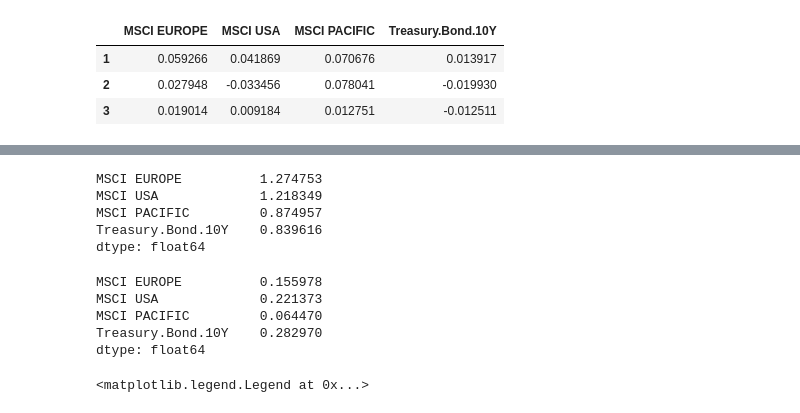
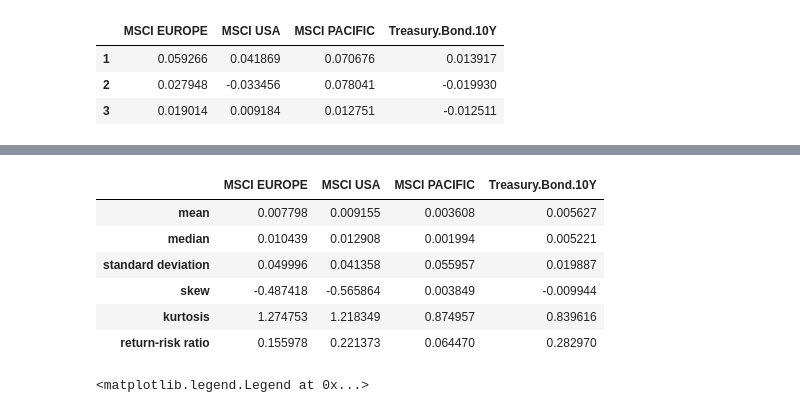
Before and after one commit to hannayu/Math-Finance, a Jupyter notebook: Yu_PortfolioManagement.ipynb, the cells around one changed output, grey strips where cells are left out. Cells and saved outputs as stored; diff of their text form; code cells hidden in the pictures.

```diff
--- a/Yu_PortfolioManagement.ipynb
+++ b/Yu_PortfolioManagement.ipynb
@@ -37,11 +37,12 @@ Returns to the following asset classes are contained in the file
 
  <span style="color:blue">Our set of risky assets for the analysis is  MSCI EUROPE, MSCI USA , MSCI PACIFIC, Treasury.Bond.10Y </span>
 # %%
-# read in the data
-inpath  = "C:\\Users\\hanna\\Documents\\Python Scripts\\MathFin\\"
-outpath = "C:\\Users\\hanna\\Documents\\Python Scripts\\MathFin\\ReturnsPortfolios\\"
+# Read in the data from computer
+# inpath  = "C:\\Users\\hanna\\OneDrive\\Desktop\\MathFinance\\"
+# infile  = "ReturnsPortfolios.csv"
+# print(inpath+infile)
+# indata = pd.read_csv(inpath + infile)
 
-infile  = "ReturnsPortfolios.csv"
-
-print(inpath+infile)
-indata = pd.read_csv( inpath + infile)
+# Alternatively, read data from online
+url = 'https://raw.githubusercontent.com/hannayu/Math-Finance/main/ReturnsPortfolios.csv'
+indata = pd.read_csv(url)
@@ -119,19 +83,40 @@ dtype: float64
-# %%
-#5 kurtosis
-indata[RiskyAsset].kurtosis()
-# %% [output]
-MSCI EUROPE          1.274753
-MSCI USA             1.218349
-MSCI PACIFIC         0.874957
-Treasury.Bond.10Y    0.839616
-dtype: float64
-# %%
-# 6 return - risk ratio
-indata[RiskyAsset].mean()/indata[RiskyAsset].std()
-# %% [output]
-MSCI EUROPE          0.155978
-MSCI USA             0.221373
-MSCI PACIFIC         0.064470
-Treasury.Bond.10Y    0.282970
-dtype: float64
+# %%
+#1 mean
+AnalysisTable = pd.DataFrame(data = indata[RiskyAsset].mean(),
+                             columns = ['mean']).T
+
+#2 median
+median = pd.DataFrame(data = indata[RiskyAsset].median(),
+                      columns = ['median']).T
+AnalysisTable = AnalysisTable.append(median)
+
+#3 standard deviations
+std = pd.DataFrame(data = indata[RiskyAsset].std(),
+                   columns = ['standard deviation']).T
+AnalysisTable = AnalysisTable.append(std)
+
+#4 skew
+skew = pd.DataFrame(data = indata[RiskyAsset].skew(),
+                    columns = ['skew']).T
+AnalysisTable = AnalysisTable.append(skew)
+
+#5 kurtosis
+kurtosis = pd.DataFrame(data = indata[RiskyAsset].kurtosis(),
+                        columns = ['kurtosis']).T
+AnalysisTable = AnalysisTable.append(kurtosis)
+
+# 6 return-risk ratio
+rr = pd.DataFrame(data = indata[RiskyAsset].mean()/
+                        indata[RiskyAsset].std(), columns = ['return-risk ratio']).T
+AnalysisTable = AnalysisTable.append(rr)
+
+AnalysisTable
+# %% [output]
+|  | MSCI EUROPE | MSCI USA | MSCI PACIFIC | Treasury.Bond.10Y |
+| mean | 0.007798 | 0.009155 | 0.003608 | 0.005627 |
+| median | 0.010439 | 0.012908 | 0.001994 | 0.005221 |
+| standard deviation | 0.049996 | 0.041358 | 0.055957 | 0.019887 |
+| skew | -0.487418 | -0.565864 | 0.003849 | -0.009944 |
+| kurtosis | 1.274753 | 1.218349 | 0.874957 | 0.839616 |
+| return-risk ratio | 0.155978 | 0.221373 | 0.064470 | 0.282970 |
 # %%
```
Also changed, not shown: parts of 14 cells of this notebook.
